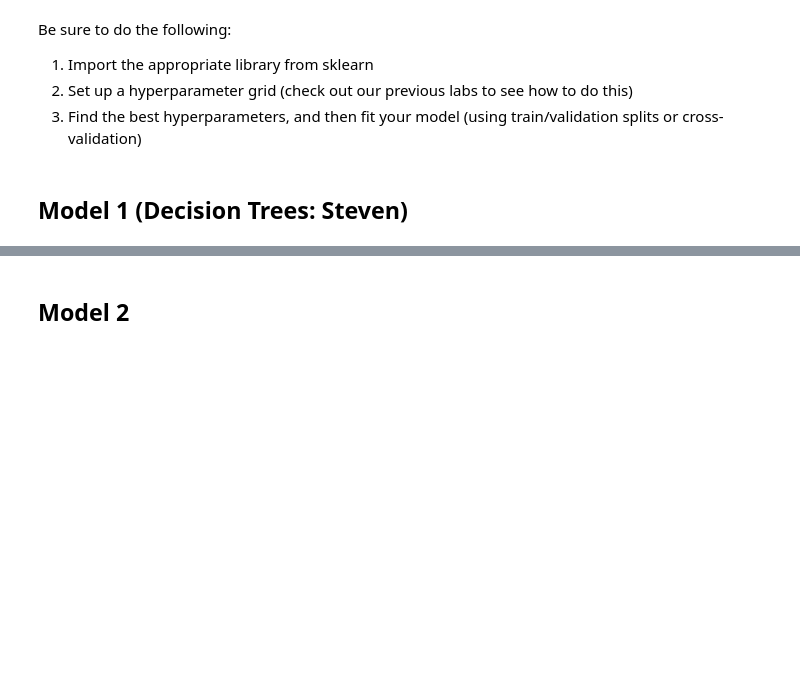
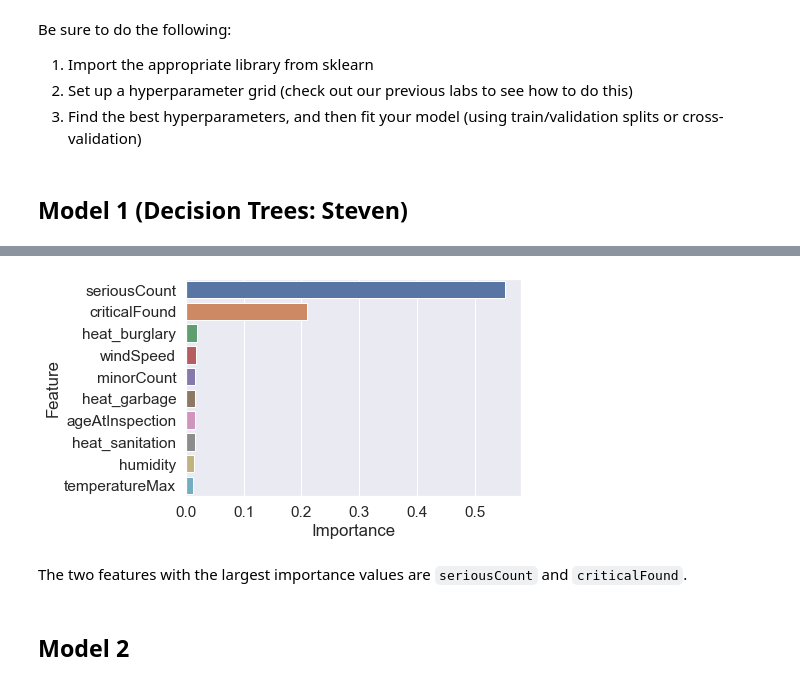
Before and after one commit to stevenherrera24/CSS-Project3-Team5-Fall2022, a Jupyter notebook: Project 3 Students.ipynb, the cells around one changed output, grey strips where cells are left out. Drawn from its saved outputs; the diff is of its cells as text; code cells hidden in the pictures; blank space fills up the shorter version.

Commit message:
Completed all of model 1

```diff
--- a/Project 3 Students.ipynb
+++ b/Project 3 Students.ipynb
@@ -260,0 +288,28 @@ AttributeError: 'GridSearchCV' object has no attribute 'tree_'
+# %%
+# Initialize a Decision Tree Classifier
+dt_classifier = tree.DecisionTreeClassifier(criterion='gini',  # or 'entropy' for information gain
+                       splitter='best',  # or 'random' for random best split
+                       max_depth=None,  # how deep tree nodes can go
+                       min_samples_split=2,  # samples needed to split node
+                       min_samples_leaf=1,  # samples needed for a leaf
+                       min_weight_fraction_leaf=0.0,  # weight of samples needed for a node
+                       max_features=None,  # number of features to look for when splitting
+                       max_leaf_nodes=None,  # max nodes
+                       min_impurity_decrease=1e-07, #early stopping
+                       random_state = 10) #random seed
+# %%
+# Decision Tree Model for Ternary Outcome
+dt_model_ternary = dt_classifier.fit(X_train_t, y_train_t)
+
+#Hyperparamater Grid
+param_grid = {'criterion': ['gini', 'entropy', 'log_loss'],
+              'splitter': ['best', 'random'],
+              'min_samples_split': [2, 3],
+              'min_samples_leaf': [1,2],
+              'random_state': [10, 20]}
+
+# Finding the Best Parameters with Hyperparameter Grid Search
+dt_grid_ternary = GridSearchCV(dt_model_ternary, param_grid, cv=3)
+# %%
+# Fit the Best Parameters
+dt_grid_ternary.fit(X_train_t,y_train_t)
@@ -261,3 +376,14 @@ AttributeError: 'GridSearchCV' object has no attribute 'tree_'
+# %%
+# Getting the most informative features with the ternary outcome
+import seaborn as sns
+feat_importances = pd.concat([pd.DataFrame(X_train_t.columns),pd.DataFrame(np.transpose(dt_model_ternary.feature_importances_))], axis = 1)
+feat_importances.columns = ["Feature", "Importance"]
+sns.barplot(x = "Importance", y = "Feature", data = feat_importances.nlargest(10, 'Importance'))
+plt.show()
+# %% [output]
+[figure, added]
+# %% [markdown]
+The two features with the largest importance values are `seriousCount` and `criticalFound`.
 # %% [markdown]
 ## Model 2
 # %% [markdown]
```
Also changed, not shown: parts of 28 cells of this notebook.
